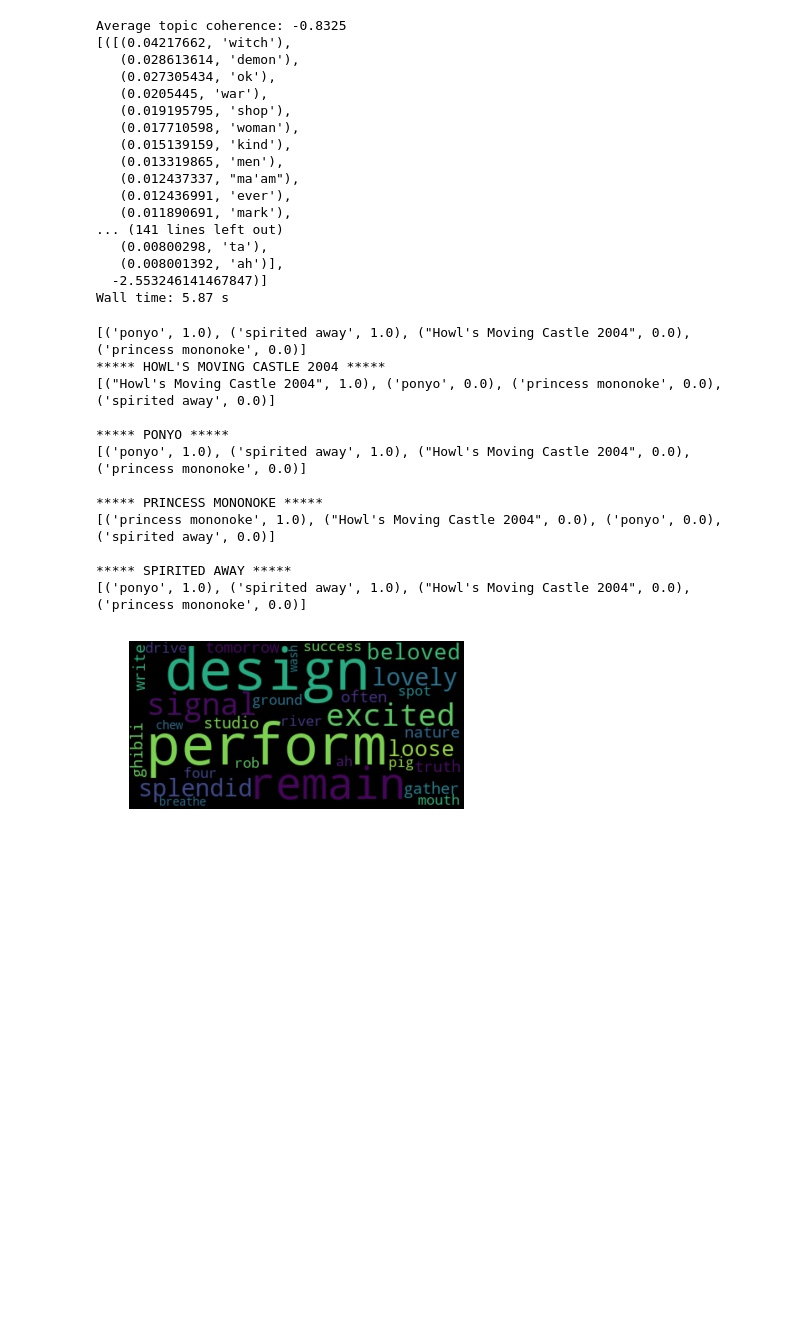
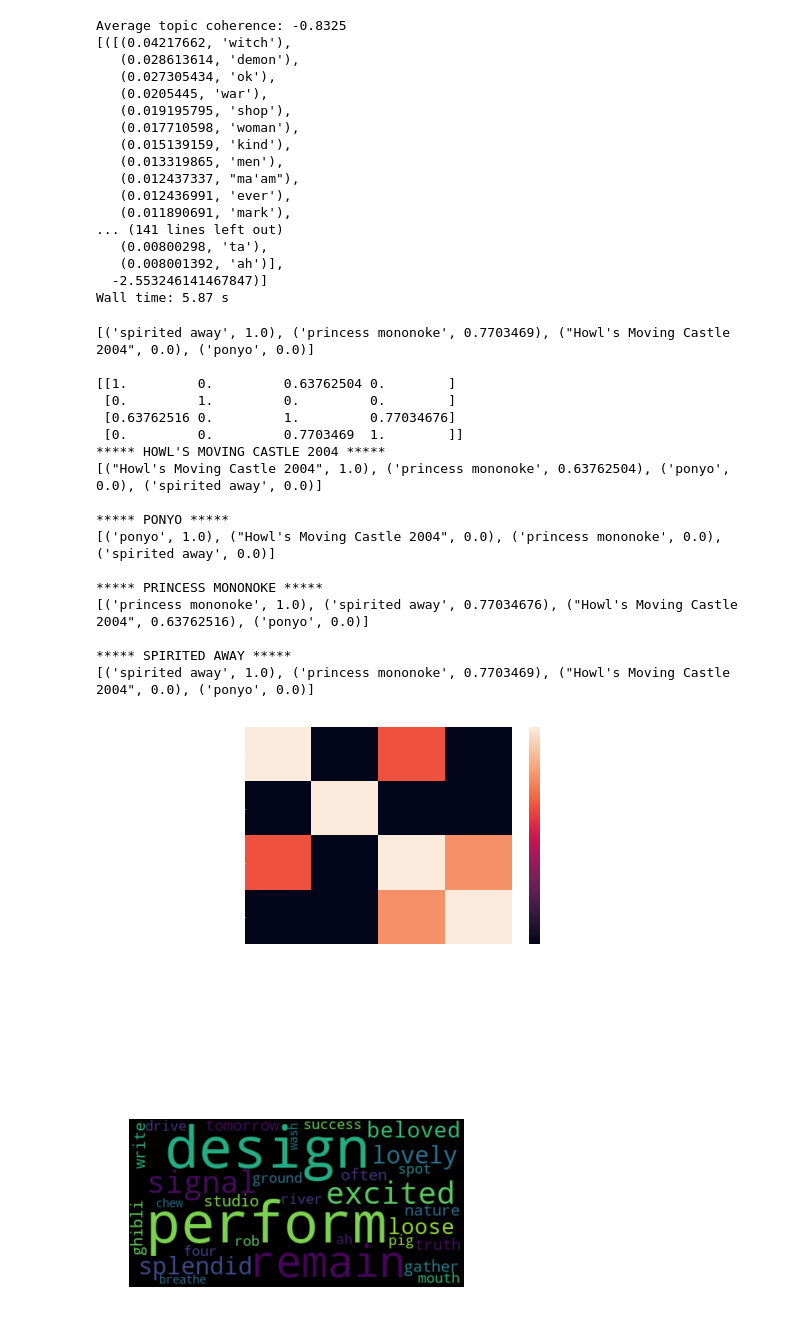
Before and after one commit to uabinf/nlp-group-project-2018-movie-similarity, a Jupyter notebook: movies.ipynb, the cells around one changed output. Saved outputs shown, nothing was run; the diff lists cells and outputs as text; code cells hidden in the pictures; blank space fills up the shorter version.

Commit message:
Add confusion matrix visualisation

```diff
--- a/movies.ipynb
+++ b/movies.ipynb
@@ -211,22 +213,30 @@ index = MatrixSimilarity(lda[movies_corpus])
 # https://radimrehurek.com/gensim/tut3.html
 
 print(get_movie_similarity(index, "srt/spirited away.srt"))
+print()
 
 movie_names = get_subtitle_names()
-for movie, sims in zip(movie_names, get_movie_similarities(lda, index, movies_corpus)):
+similarities = get_movie_similarities(lda, index, movies_corpus)
+
+for movie, sims in zip(movie_names, similarities):
     print("*****", movie.upper(), "*****")
     print(sort_desc_movie_similarities(sims))
     print()
 # %% [output]
-[('ponyo', 1.0), ('spirited away', 1.0), ("Howl's Moving Castle 2004", 0.0), ('princess mononoke', 0.0)]
+[('spirited away', 1.0), ('princess mononoke', 0.7703469), ("Howl's Moving Castle 2004", 0.0), ('ponyo', 0.0)]
+
+[[1.         0.         0.63762504 0.        ]
+ [0.         1.         0.         0.        ]
+ [0.63762516 0.         1.         0.77034676]
+ [0.         0.         0.7703469  1.        ]]
 ***** HOWL'S MOVING CASTLE 2004 *****
-[("Howl's Moving Castle 2004", 1.0), ('ponyo', 0.0), ('princess mononoke', 0.0), ('spirited away', 0.0)]
+[("Howl's Moving Castle 2004", 1.0), ('princess mononoke', 0.63762504), ('ponyo', 0.0), ('spirited away', 0.0)]
 
 ***** PONYO *****
-[('ponyo', 1.0), ('spirited away', 1.0), ("Howl's Moving Castle 2004", 0.0), ('princess mononoke', 0.0)]
+[('ponyo', 1.0), ("Howl's Moving Castle 2004", 0.0), ('princess mononoke', 0.0), ('spirited away', 0.0)]
 
 ***** PRINCESS MONONOKE *****
-[('princess mononoke', 1.0), ("Howl's Moving Castle 2004", 0.0), ('ponyo', 0.0), ('spirited away', 0.0)]
+[('princess mononoke', 1.0), ('spirited away', 0.77034676), ("Howl's Moving Castle 2004", 0.63762516), ('ponyo', 0.0)]
 
 ***** SPIRITED AWAY *****
-[('ponyo', 1.0), ('spirited away', 1.0), ("Howl's Moving Castle 2004", 0.0), ('princess mononoke', 0.0)]
+[('spirited away', 1.0), ('princess mononoke', 0.7703469), ("Howl's Moving Castle 2004", 0.0), ('ponyo', 0.0)]
@@ -236,3 +243,15 @@ for movie, sims in zip(movie_names, get_movie_similarities(lda, index, movies_co
+# %%
+# VISUALISE TOTAL SIMILARITY MATRIX
+
+def heatmap(matrix):
+    movie_names = get_subtitle_names()
+    # my window is dark grey, so i need this line to see the tick labels lol
+    sns.set_style({'xtick.color': 'white', 'ytick.color': 'white'})
+    sns.heatmap(matrix, xticklabels=movie_names, yticklabels=movie_names)
+
+heatmap(np.array(get_movie_similarities(lda, index, movies_corpus)))
+# %% [output]
+[figure, added]
 # %%
 # VISUALISE WORD CLOUD
 
```
Also changed, not shown: parts of 2 cells of this notebook.
